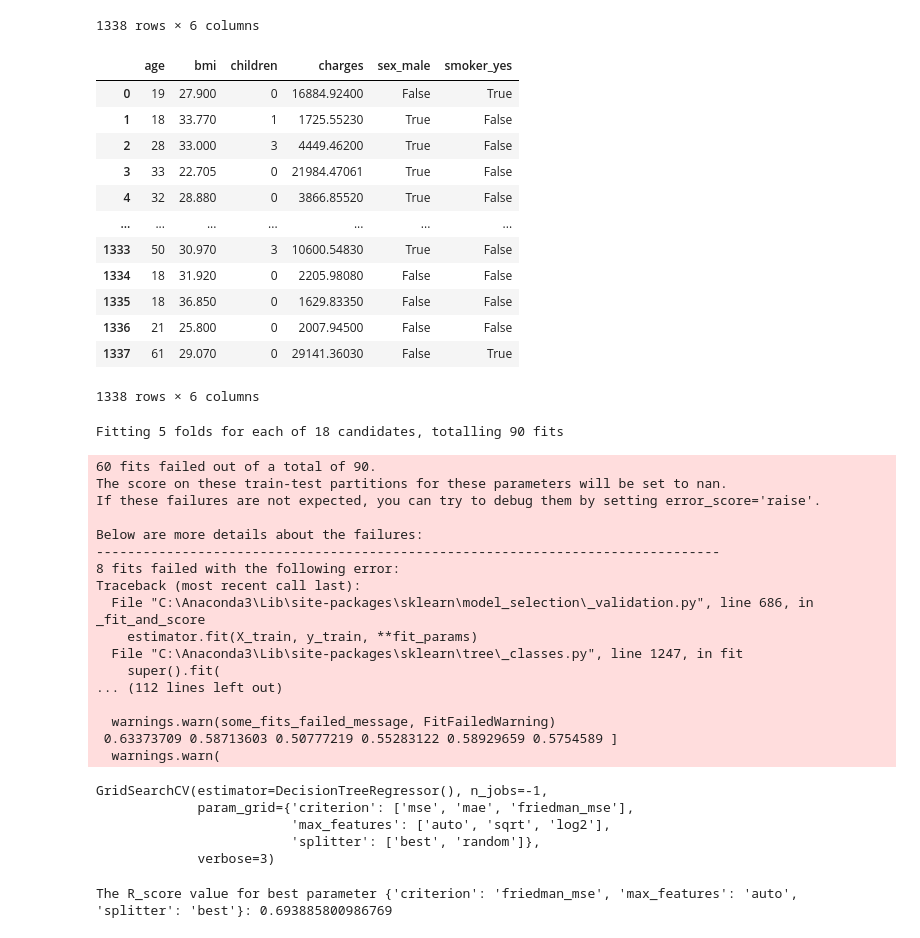
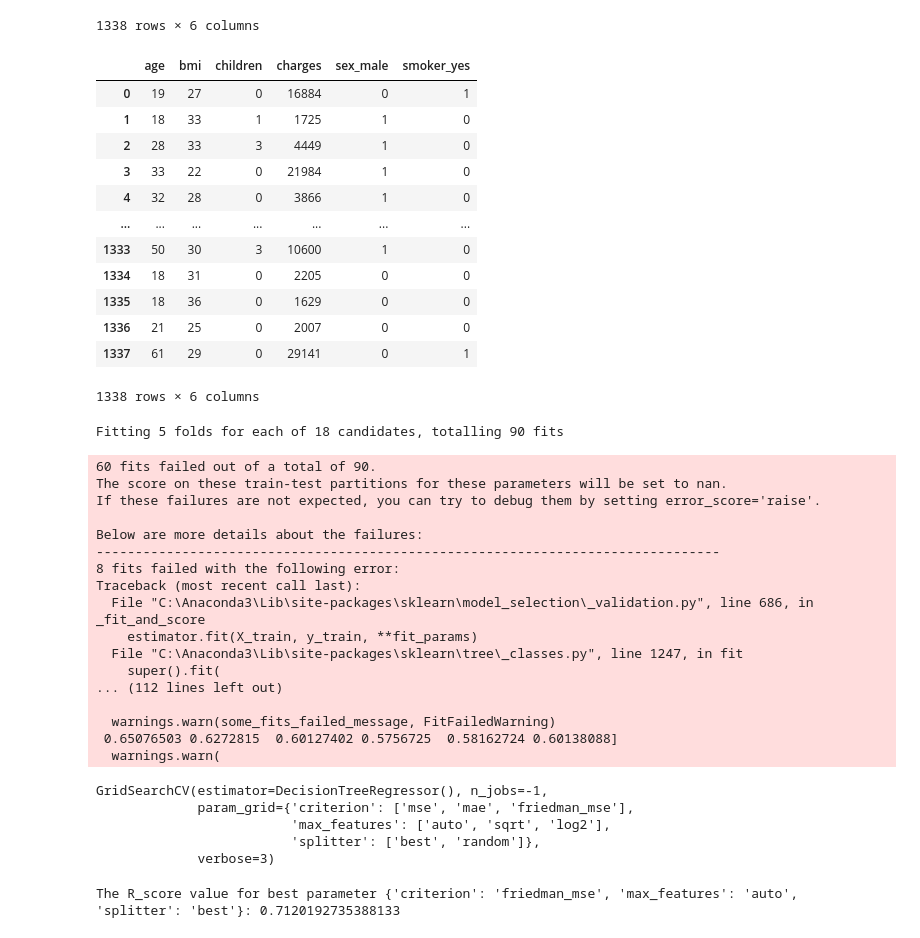
Before and after one commit to EKaviyasindhu/Machine-Learning, a Jupyter notebook: DR-Grid.ipynb, the cells around one changed output. Saved outputs shown, nothing was run; the diff lists cells and outputs as text; code cells hidden in the pictures.

```diff
--- a/DR-Grid.ipynb
+++ b/DR-Grid.ipynb
@@ -23,20 +23,21 @@ dataset
 1338 rows × 6 columns
 # %%
 dataset = pd.get_dummies(dataset, drop_first=True)
+dataset = dataset.astype(int)
 dataset
 # %% [output]
 |  | age | bmi | children | charges | sex_male | smoker_yes |
-| 0 | 19 | 27.900 | 0 | 16884.92400 | False | True |
-| 1 | 18 | 33.770 | 1 | 1725.55230 | True | False |
-| 2 | 28 | 33.000 | 3 | 4449.46200 | True | False |
-| 3 | 33 | 22.705 | 0 | 21984.47061 | True | False |
-| 4 | 32 | 28.880 | 0 | 3866.85520 | True | False |
+| 0 | 19 | 27 | 0 | 16884 | 0 | 1 |
+| 1 | 18 | 33 | 1 | 1725 | 1 | 0 |
+| 2 | 28 | 33 | 3 | 4449 | 1 | 0 |
+| 3 | 33 | 22 | 0 | 21984 | 1 | 0 |
+| 4 | 32 | 28 | 0 | 3866 | 1 | 0 |
 | ... | ... | ... | ... | ... | ... | ... |
-| 1333 | 50 | 30.970 | 3 | 10600.54830 | True | False |
-| 1334 | 18 | 31.920 | 0 | 2205.98080 | False | False |
-| 1335 | 18 | 36.850 | 0 | 1629.83350 | False | False |
-| 1336 | 21 | 25.800 | 0 | 2007.94500 | False | False |
-| 1337 | 61 | 29.070 | 0 | 29141.36030 | False | True |
+| 1333 | 50 | 30 | 3 | 10600 | 1 | 0 |
+| 1334 | 18 | 31 | 0 | 2205 | 0 | 0 |
+| 1335 | 18 | 36 | 0 | 1629 | 0 | 0 |
+| 1336 | 21 | 25 | 0 | 2007 | 0 | 0 |
+| 1337 | 61 | 29 | 0 | 29141 | 0 | 1 |
 1338 rows × 6 columns
 # %%
 indep=dataset[['age', 'bmi', 'children','sex_male', 'smoker_yes']]
@@ -79,7 +80,7 @@ Traceback (most recent call last):
 ... (112 lines left out)
 
   warnings.warn(some_fits_failed_message, FitFailedWarning)
- 0.63373709 0.58713603 0.50777219 0.55283122 0.58929659 0.5754589 ]
+ 0.65076503 0.6272815  0.60127402 0.5756725  0.58162724 0.60138088]
   warnings.warn(
 GridSearchCV(estimator=DecisionTreeRegressor(), n_jobs=-1,
              param_grid={'criterion': ['mse', 'mae', 'friedman_mse'],
@@ -98,7 +99,7 @@ from sklearn.metrics import r2_score
 r_score=r2_score(y_test,grid_predictions)
 print("The R_score value for best parameter {}:".format(grid.best_params_),r_score)
 # %% [output]
-The R_score value for best parameter {'criterion': 'friedman_mse', 'max_features': 'auto', 'splitter': 'best'}: 0.693885800986769
+The R_score value for best parameter {'criterion': 'friedman_mse', 'max_features': 'auto', 'splitter': 'best'}: 0.7120192735388133
 # %%
 table=pd.DataFrame.from_dict(re)
 # %%
```
Also changed, not shown: parts of 3 cells of this notebook, 1 other file.
